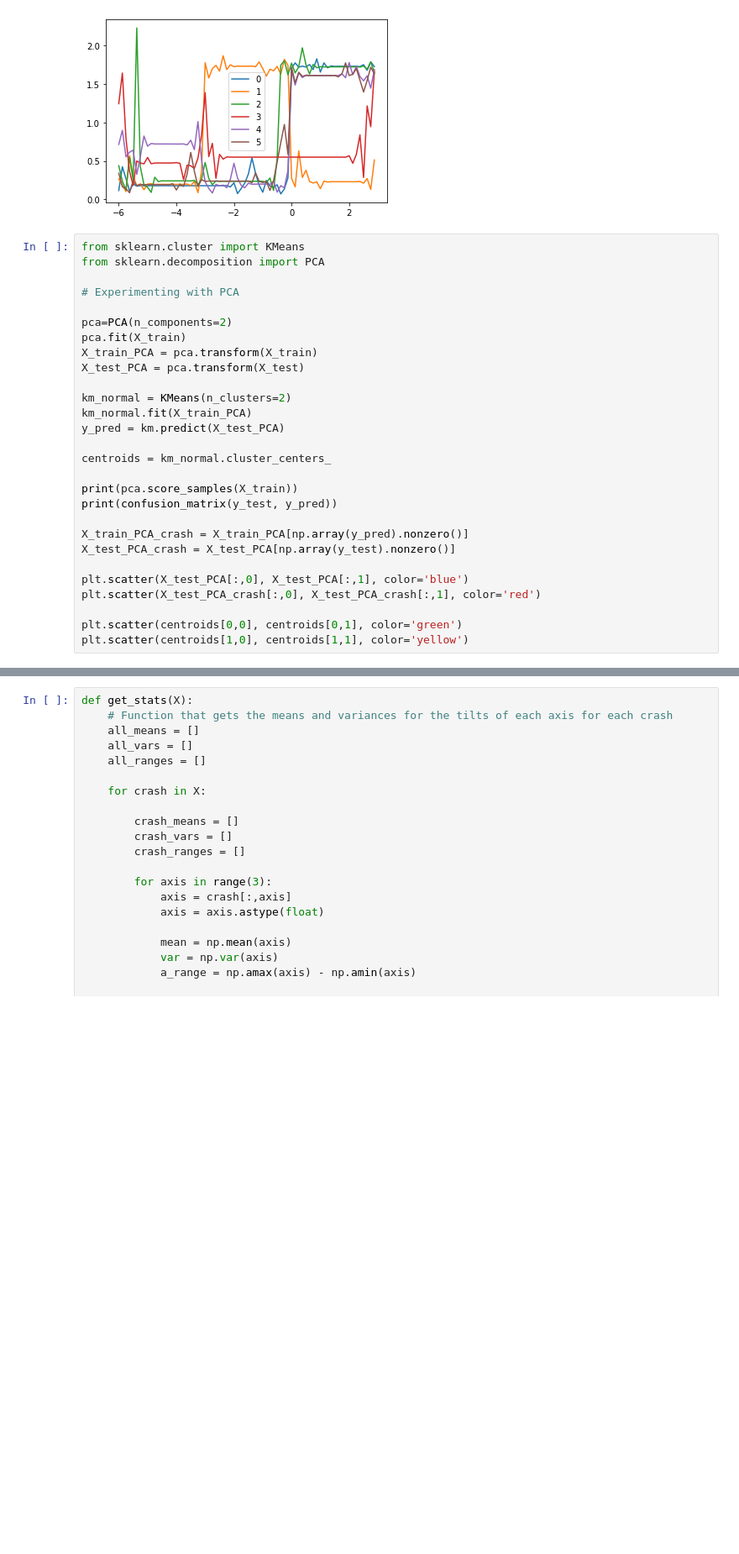
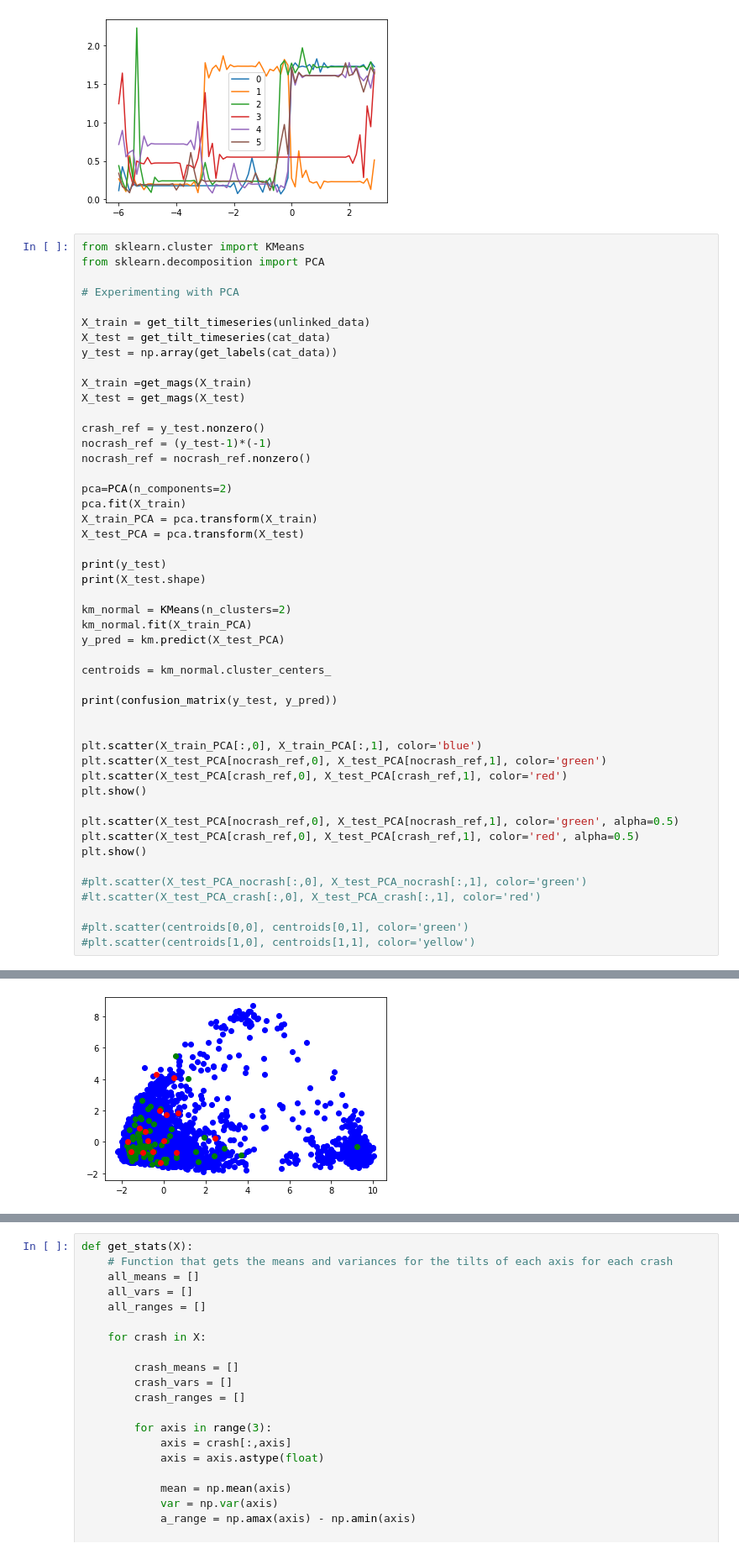
Before and after one commit to cwhite098/MDM3_Project1_Quartix, a Jupyter notebook: visualise.ipynb, the cells around one changed output, grey strips where cells are left out. Shown at 84% size. Drawn from its saved outputs; the diff is of its cells as text; blank space fills up the shorter version.

```diff
--- a/visualise.ipynb
+++ b/visualise.ipynb
@@ -157,10 +155,24 @@ from sklearn.decomposition import PCA
 
 # Experimenting with PCA
 
+X_train = get_tilt_timeseries(unlinked_data)
+X_test = get_tilt_timeseries(cat_data)
+y_test = np.array(get_labels(cat_data))
+
+X_train =get_mags(X_train)
+X_test = get_mags(X_test)
+
+crash_ref = y_test.nonzero()
+nocrash_ref = (y_test-1)*(-1)
+nocrash_ref = nocrash_ref.nonzero()
+
 pca=PCA(n_components=2)
 pca.fit(X_train)
 X_train_PCA = pca.transform(X_train)
 X_test_PCA = pca.transform(X_test)
+
+print(y_test)
+print(X_test.shape)
 
 km_normal = KMeans(n_clusters=2)
 km_normal.fit(X_train_PCA)
@@ -168,14 +180,21 @@ y_pred = km.predict(X_test_PCA)
 
 centroids = km_normal.cluster_centers_
 
-print(pca.score_samples(X_train))
 print(confusion_matrix(y_test, y_pred))
 
-X_train_PCA_crash = X_train_PCA[np.array(y_pred).nonzero()]
-X_test_PCA_crash = X_test_PCA[np.array(y_test).nonzero()]
 
-plt.scatter(X_test_PCA[:,0], X_test_PCA[:,1], color='blue')
-plt.scatter(X_test_PCA_crash[:,0], X_test_PCA_crash[:,1], color='red')
+plt.scatter(X_train_PCA[:,0], X_train_PCA[:,1], color='blue')
+plt.scatter(X_test_PCA[nocrash_ref,0], X_test_PCA[nocrash_ref,1], color='green')
+plt.scatter(X_test_PCA[crash_ref,0], X_test_PCA[crash_ref,1], color='red')
+plt.show()
 
-plt.scatter(centroids[0,0], centroids[0,1], color='green')
-plt.scatter(centroids[1,0], centroids[1,1], color='yellow')
+plt.scatter(X_test_PCA[nocrash_ref,0], X_test_PCA[nocrash_ref,1], color='green', alpha=0.5)
+plt.scatter(X_test_PCA[crash_ref,0], X_test_PCA[crash_ref,1], color='red', alpha=0.5)
+plt.show()
+
+#plt.scatter(X_test_PCA_nocrash[:,0], X_test_PCA_nocrash[:,1], color='green')
+#lt.scatter(X_test_PCA_crash[:,0], X_test_PCA_crash[:,1], color='red')
+
+#plt.scatter(centroids[0,0], centroids[0,1], color='green')
+#plt.scatter(centroids[1,0], centroids[1,1], color='yellow')
+# %% [output]
@@ -181,0 +211 @@ plt.scatter(centroids[1,0], centroids[1,1], color='yellow')
+[figure, added]
```
Also changed, not shown: parts of 3 cells of this notebook.
